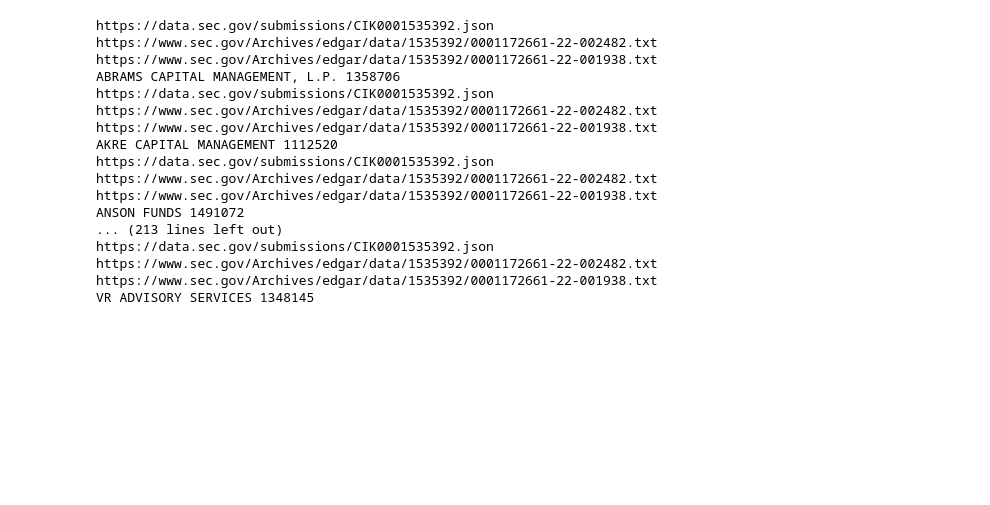
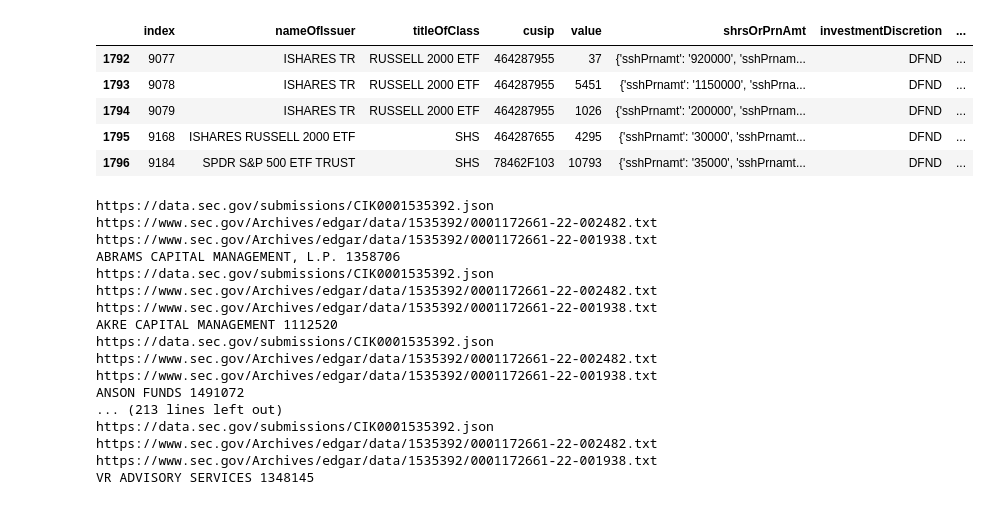
Before and after one commit to whs2k/stockFries_gha, a Jupyter notebook: notebooks/0.4.0-shorts.ipynb, the cells around one changed output. Cells and saved outputs as stored; diff of their text form; code cells hidden in the pictures; blank space fills up the shorter version.

```diff
--- a/notebooks/0.4.0-shorts.ipynb
+++ b/notebooks/0.4.0-shorts.ipynb
@@ -12,3 +143,12 @@ figi_api_key = '34dada0c-5a22-4f5a-a095-739afe8fe591'
+# %%
+df_all[df_all['putCall'].notnull()].reset_index().tail()
+# %% [output]
+|  | index | nameOfIssuer | titleOfClass | cusip | value | shrsOrPrnAmt | investmentDiscretion | ... |
+| 1792 | 9077 | ISHARES TR | RUSSELL 2000 ETF | 464287955 | 37 | {'sshPrnamt': '920000', 'sshPrnam... | DFND | ... |
+| 1793 | 9078 | ISHARES TR | RUSSELL 2000 ETF | 464287955 | 5451 | {'sshPrnamt': '1150000', 'sshPrna... | DFND | ... |
+| 1794 | 9079 | ISHARES TR | RUSSELL 2000 ETF | 464287955 | 1026 | {'sshPrnamt': '200000', 'sshPrnam... | DFND | ... |
+| 1795 | 9168 | ISHARES RUSSELL 2000 ETF | SHS | 464287655 | 4295 | {'sshPrnamt': '30000', 'sshPrnamt... | DFND | ... |
+| 1796 | 9184 | SPDR S&P 500 ETF TRUST | SHS | 78462F103 | 10793 | {'sshPrnamt': '35000', 'sshPrnamt... | DFND | ... |
 # %%
 df_all = pd.DataFrame()
 for fund in fund_dict:
```
Also changed, not shown: parts of 9 cells of this notebook, 10 other files.
